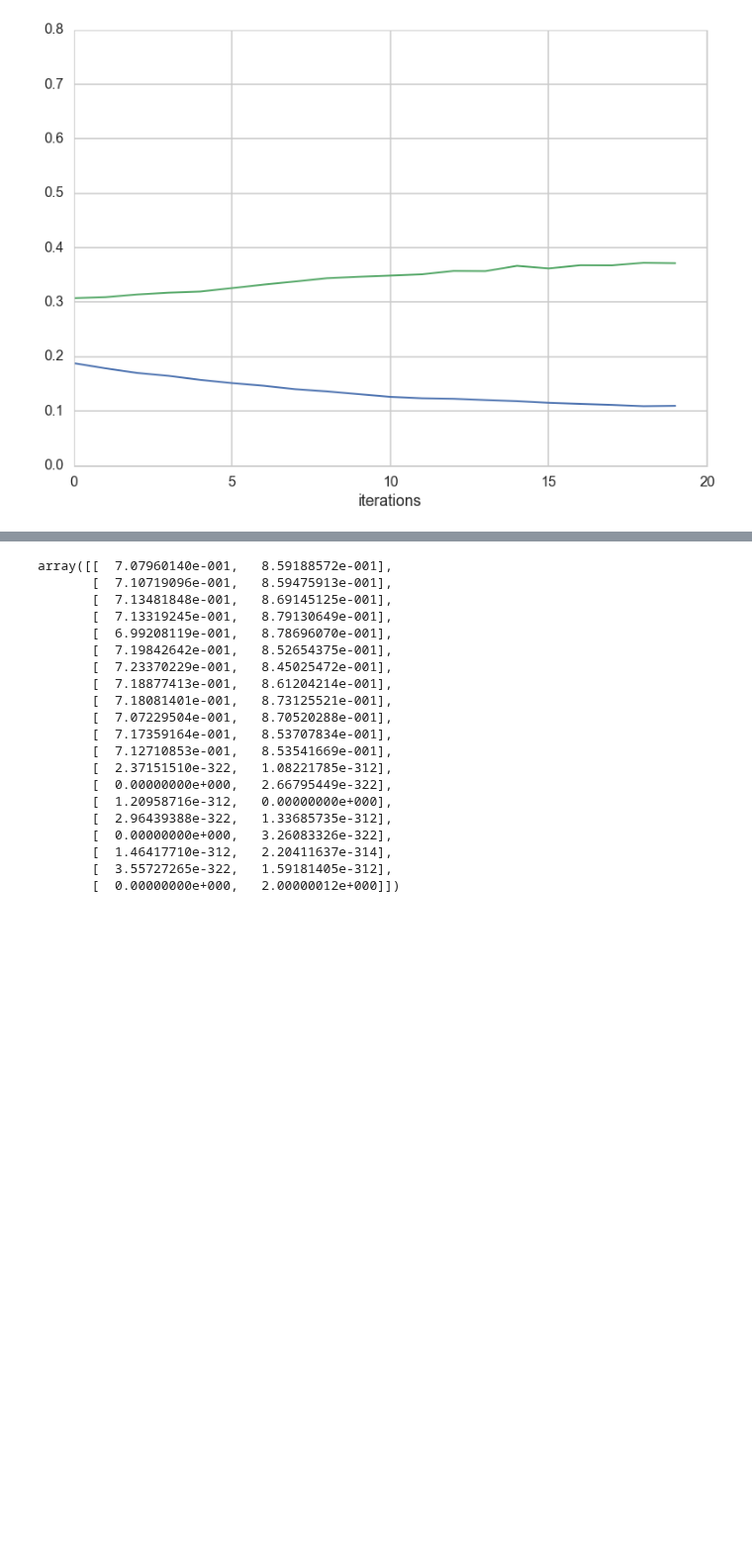
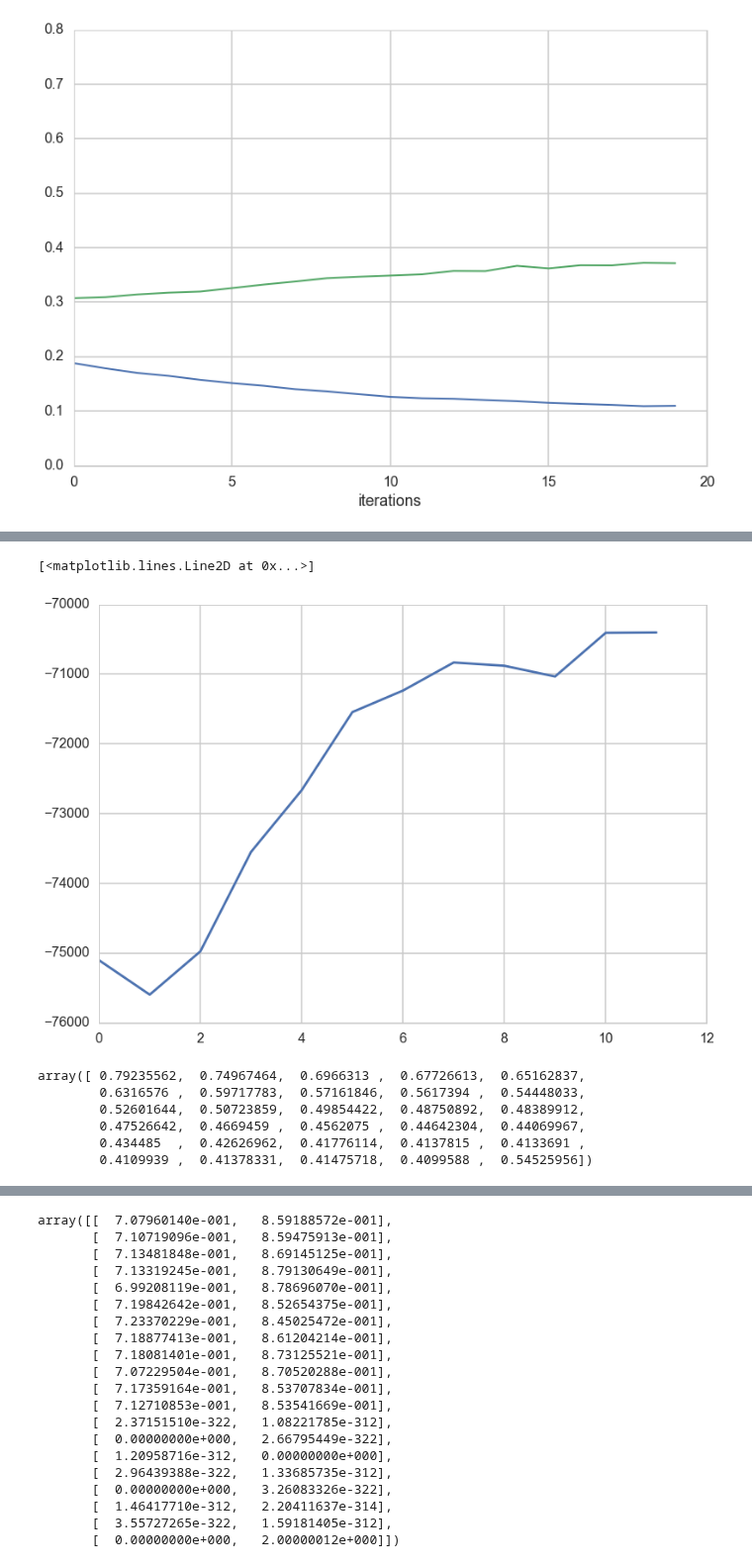
Before and after one commit to zyzdiana/ss_model_mixture, a Jupyter notebook: Mixture_test.ipynb, the cells around one changed output, grey strips where cells are left out. Shown at 99% size. Cells and saved outputs as stored; diff of their text form; code cells hidden in the pictures; blank space fills up the shorter version.

```diff
--- a/Mixture_test.ipynb
+++ b/Mixture_test.ipynb
@@ -138,4 +131,4 @@ Y = mat[:,1:]
 T = Y.shape[1]
 n = Y.shape[0]
 # %%
-pi=[0.5,0.5]
+pi=[0.9,0.1]
@@ -313 +368,15 @@ plt.legend(loc='best')
+# %%
+plt.plot(likelihood[2])
+# %% [output]
+[<matplotlib.lines.Line2D at 0x...>]
+[figure, added]
+# %%
+np.max(sigma_ls, axis=1)
+# %% [output]
+array([ 0.79235562,  0.74967464,  0.6966313 ,  0.67726613,  0.65162837,
+        0.6316576 ,  0.59717783,  0.57161846,  0.5617394 ,  0.54448033,
+        0.52601644,  0.50723859,  0.49854422,  0.48750892,  0.48389912,
+        0.47526642,  0.4669459 ,  0.4562075 ,  0.44642304,  0.44069967,
+        0.434485  ,  0.42626962,  0.41776114,  0.4137815 ,  0.4133691 ,
+        0.4109939 ,  0.41378331,  0.41475718,  0.4099588 ,  0.54525956])
 # %% [markdown]
```
Also changed, not shown: parts of 21 cells of this notebook, 4 other files.
